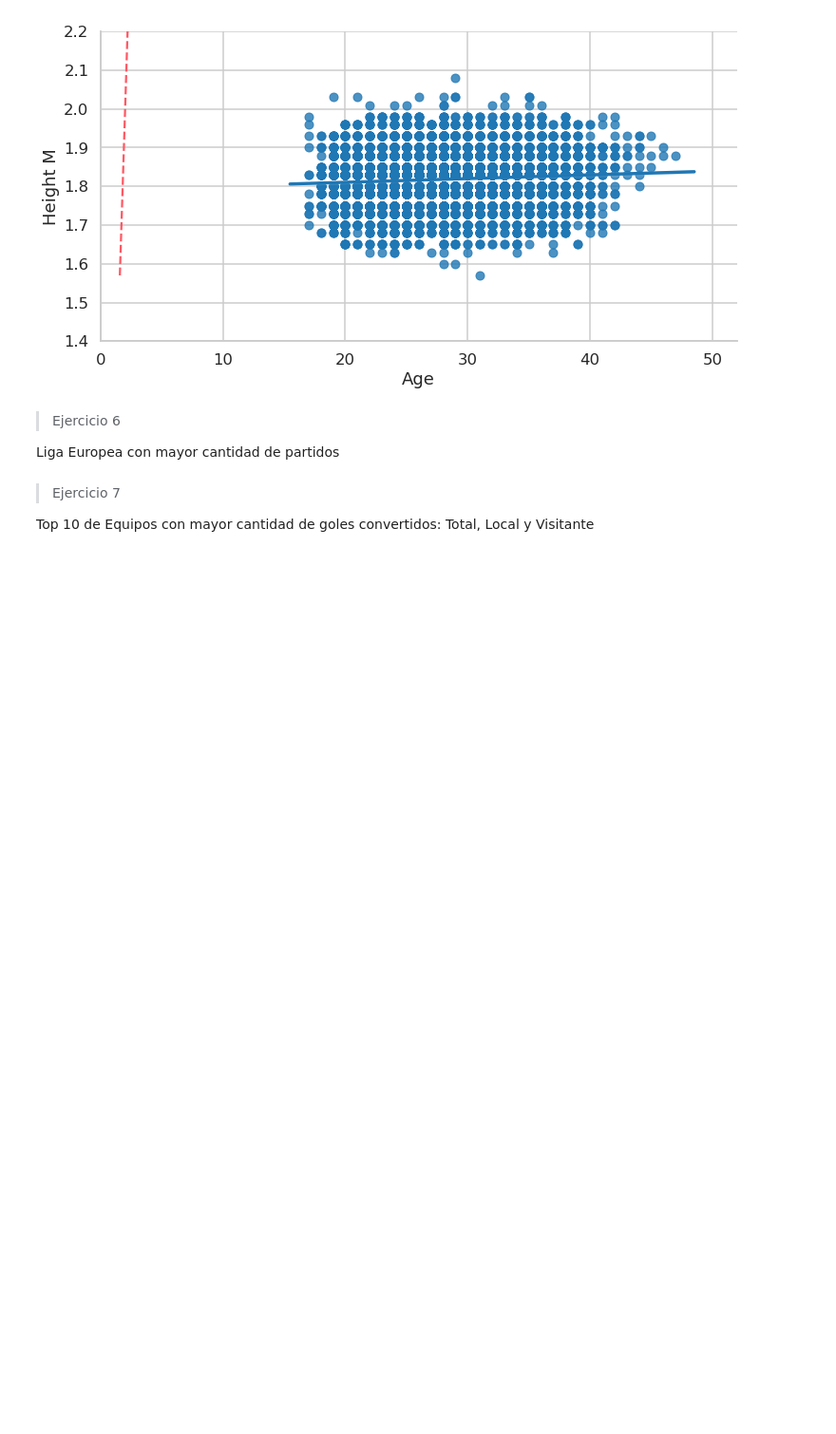
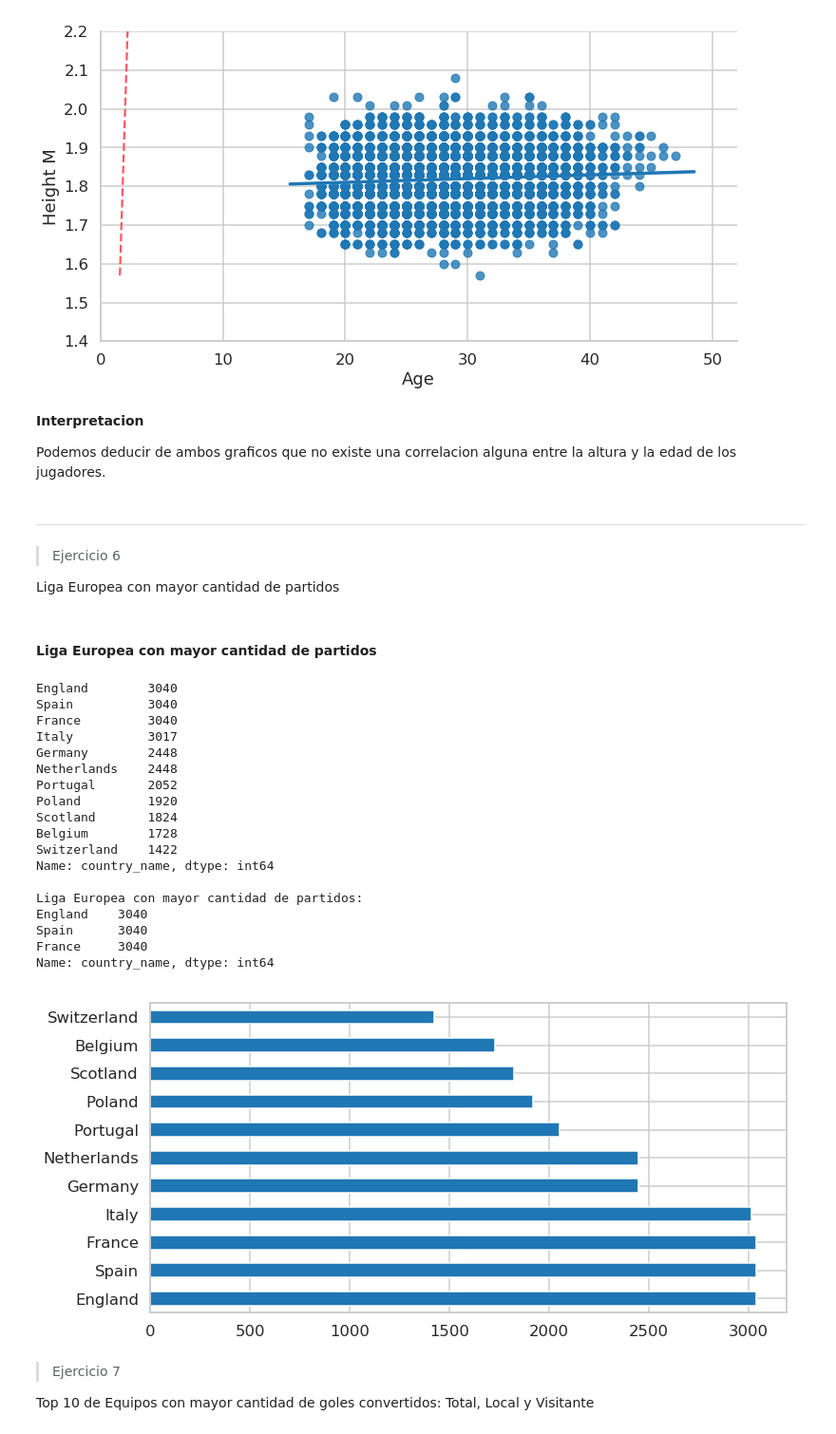
Before and after one commit to diplodatos2019/Mentoria_Analisis_Visualizacion_Datos, a Jupyter notebook: Practico_AyV_resolucion.ipynb, the cells around one changed output. Shown at 95% size. Saved outputs shown, nothing was run; the diff lists cells and outputs as text; code cells hidden in the pictures; blank space fills up the shorter version.

```diff
--- a/Practico_AyV_resolucion.ipynb
+++ b/Practico_AyV_resolucion.ipynb
@@ -570,10 +570,44 @@ plt.plot(x,x, color=RED, ls="--")
 sns.despine()
 # %% [output]
 [figure]
+# %% [markdown]
+**Interpretacion**
+
+Podemos deducir de ambos graficos que no existe una correlacion alguna entre la altura y la edad de los jugadores.
 # %% [markdown]
+_________________________________________
 > Ejercicio 6
 
 Liga Europea con mayor cantidad de partidos
+# %% [markdown]
+#### Liga Europea con mayor cantidad de partidos
+# %%
+matches_for_country = df_match["country_name"].value_counts()
+plt.figure(figsize=(12,6))
+matches_for_country.plot(kind="barh")
+
+print(matches_for_country)
+print("\nLiga Europea con mayor cantidad de partidos:\n{}".format(matches_for_country[matches_for_country==matches_for_country.max()]))
+# %% [output]
+England        3040
+Spain          3040
+France         3040
+Italy          3017
+Germany        2448
+Netherlands    2448
+Portugal       2052
+Poland         1920
+Scotland       1824
+Belgium        1728
+Switzerland    1422
+Name: country_name, dtype: int64
+
+Liga Europea con mayor cantidad de partidos:
+England    3040
+Spain      3040
+France     3040
+Name: country_name, dtype: int64
+[figure, added]
 # %% [markdown]
 > Ejercicio 7
 
```
Also changed, not shown: parts of 1 cell of this notebook.
